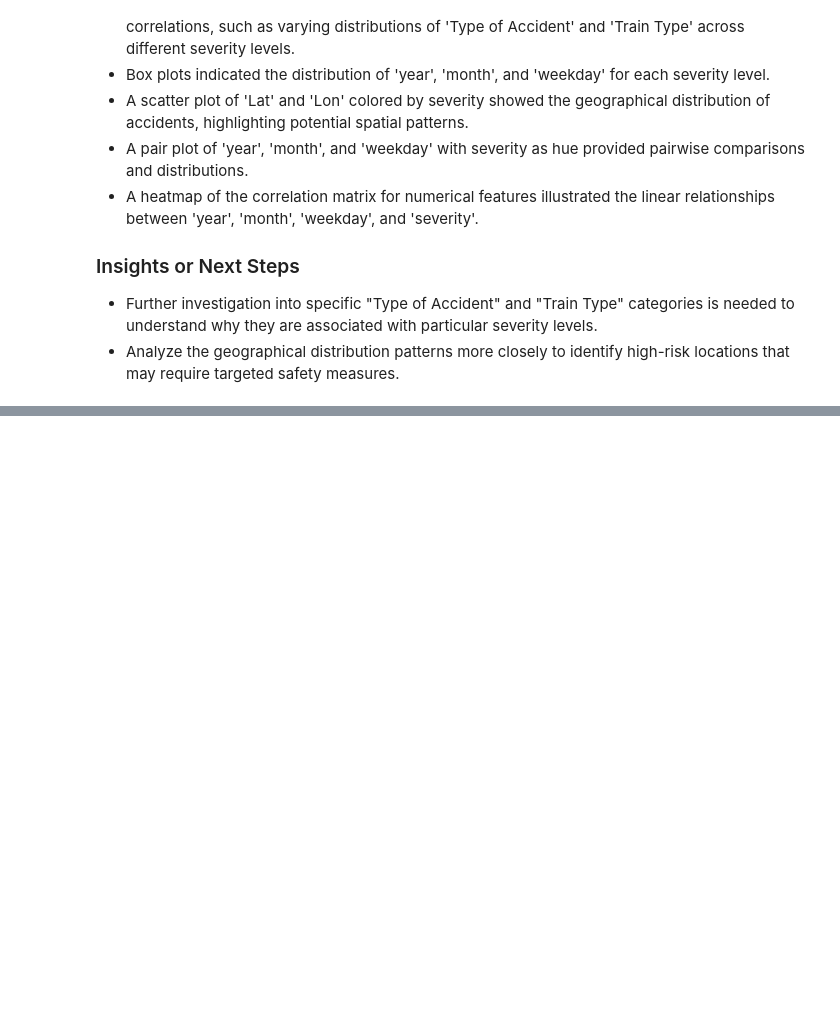
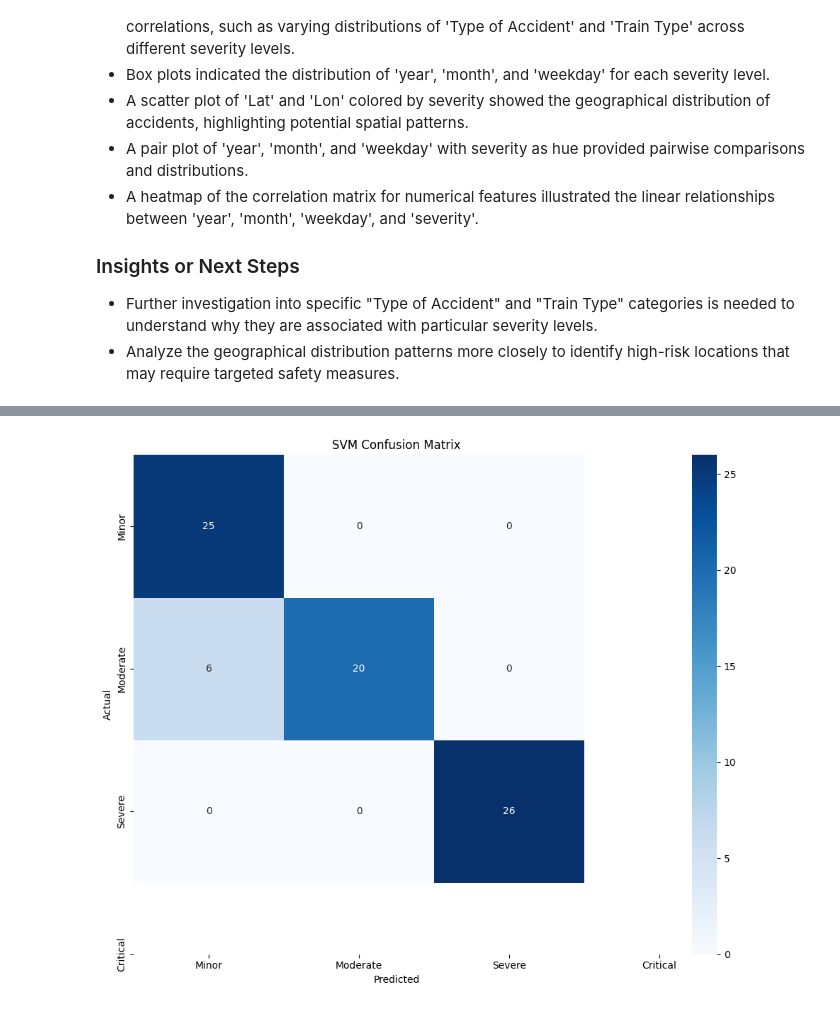
Before and after one commit to HBSAIKAT/Railway-Accident-Severity-Prediction, a Jupyter notebook: acdt.ipynb, the cells around one changed output, grey strips where cells are left out. Drawn from its saved outputs; the diff is of its cells as text; code cells hidden in the pictures; blank space fills up the shorter version.

```diff
--- a/acdt.ipynb
+++ b/acdt.ipynb
@@ -745,0 +834,5 @@ plt.show()
+# %%
+# Split data with stratification to maintain class distribution
+X_train, X_test, y_train, y_test = train_test_split(
+    X, y, test_size=0.2, stratify=y, random_state=42
+)
@@ -745,0 +901,14 @@ plt.show()
+# %%
+# Use Stratified K-Fold for cross-validation
+skf = StratifiedKFold(n_splits=5, shuffle=True, random_state=42)
+# %%
+# Grid search with F1 macro as scoring metric
+grid_svm = GridSearchCV(
+    svm_pipeline,
+    param_grid_svm,
+    cv=skf,
+    scoring='f1_macro',
+    n_jobs=-1,
+    verbose=1
+)
+grid_svm.fit(X_train, y_train)
@@ -745,0 +941,7 @@ plt.show()
+# %%
+# Evaluate on test set
+y_pred_svm = grid_svm.predict(X_test)
+svm_f1 = f1_score(y_test, y_pred_svm, average='macro')
+svm_acc = accuracy_score(y_test, y_pred_svm)
+print(f"SVM Test F1-Macro Score: {svm_f1:.4f}")
+print(f"SVM Test Accuracy: {svm_acc:.4f}")
@@ -745,0 +967,20 @@ plt.show()
+# %%
+
+# Confusion matrix for SVM
+plt.figure(figsize=(10, 8))
+sns.heatmap(
+    confusion_matrix(y_test, y_pred_svm),
+    annot=True,
+    fmt='d',
+    cmap='Blues',
+    xticklabels=['Minor', 'Moderate', 'Severe', 'Critical'],
+    yticklabels=['Minor', 'Moderate', 'Severe', 'Critical']
+)
+plt.title('SVM Confusion Matrix')
+plt.xlabel('Predicted')
+plt.ylabel('Actual')
+plt.tight_layout()
+plt.savefig('svm_confusion_matrix.png')
+plt.show()
+# %% [output]
+[figure, added]
```
Also changed, not shown: parts of 43 cells of this notebook.
